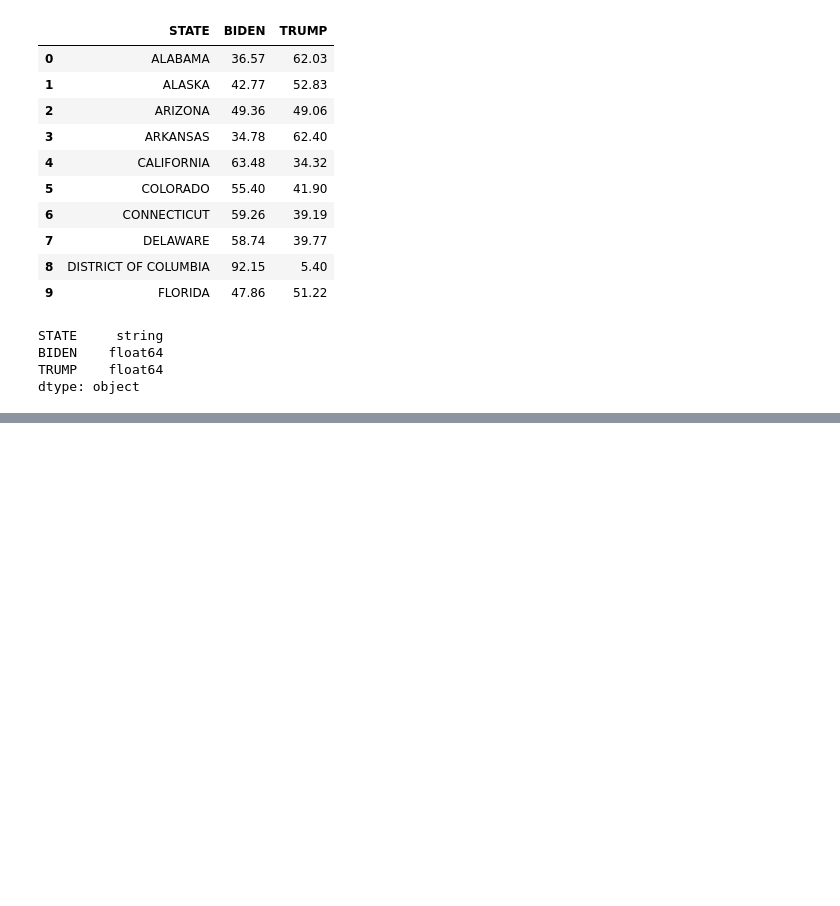
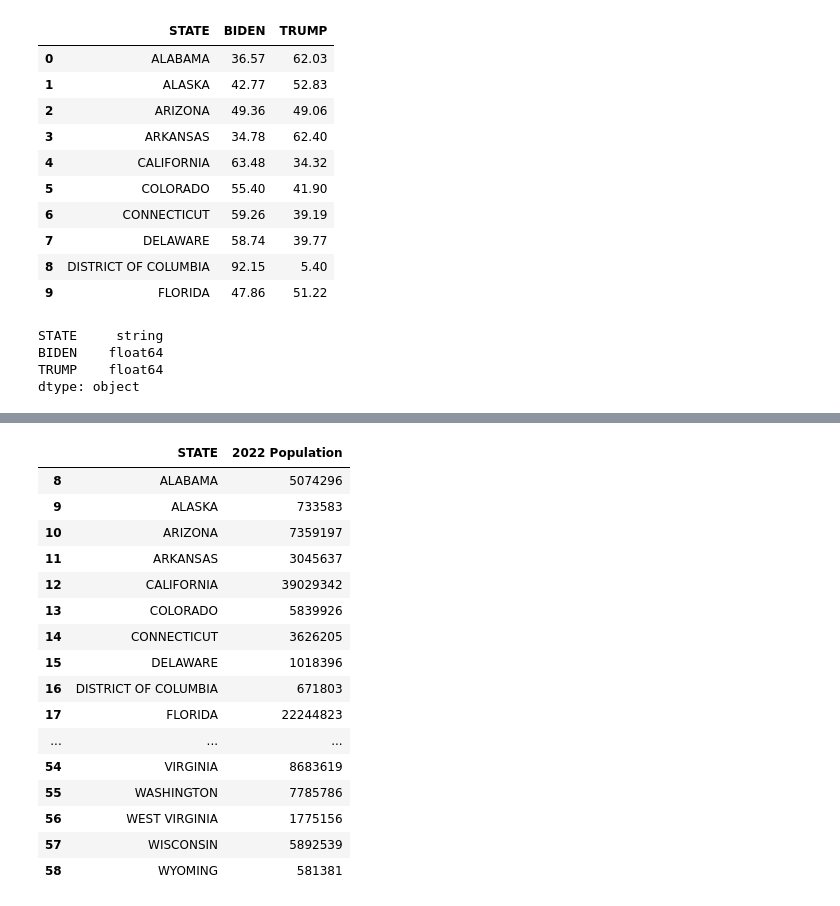
Before and after one commit to himalayahall/DATA608, a Jupyter notebook: Story 1/Story1.ipynb, the cells around one changed output, grey strips where cells are left out. Saved outputs shown, nothing was run; the diff lists cells and outputs as text; code cells hidden in the pictures; blank space fills up the shorter version.

```diff
--- a/Story 1/Story1.ipynb
+++ b/Story 1/Story1.ipynb
@@ -160 +177,33 @@ population_ds.head(n = 10)
+# %%
+population_ds = population_ds.drop(columns = [c for c in population_ds.columns if c in ['Unnamed: 1', 'Unnamed: 2', 'Unnamed: 3']])
+population_ds = population_ds.drop([i for i in range(59, 66)])
+
+population_ds.columns.values[0] = 'STATE'
+population_ds.columns.values[1] = 'POPULATION'
+
+population_ds['STATE'] = population_ds['STATE'].str.replace('.', '', regex=False)
+population_ds['STATE'] = population_ds['STATE'].str.upper()
+
+population_ds['2022 Population'] = population_ds['POPULATION'].str.replace(',', '', regex=False)
+population_ds = population_ds.astype({'POPULATION' : 'int'})
+
+population_ds
+# %% [output]
+|  | STATE | 2022 Population |
+| 8 | ALABAMA | 5074296 |
+| 9 | ALASKA | 733583 |
+| 10 | ARIZONA | 7359197 |
+| 11 | ARKANSAS | 3045637 |
+| 12 | CALIFORNIA | 39029342 |
+| 13 | COLORADO | 5839926 |
+| 14 | CONNECTICUT | 3626205 |
+| 15 | DELAWARE | 1018396 |
+| 16 | DISTRICT OF COLUMBIA | 671803 |
+| 17 | FLORIDA | 22244823 |
+| ... | ... | ... |
+| 54 | VIRGINIA | 8683619 |
+| 55 | WASHINGTON | 7785786 |
+| 56 | WEST VIRGINIA | 1775156 |
+| 57 | WISCONSIN | 5892539 |
+| 58 | WYOMING | 581381 |
 # %%
```
Also changed, not shown: parts of 3 cells of this notebook.
